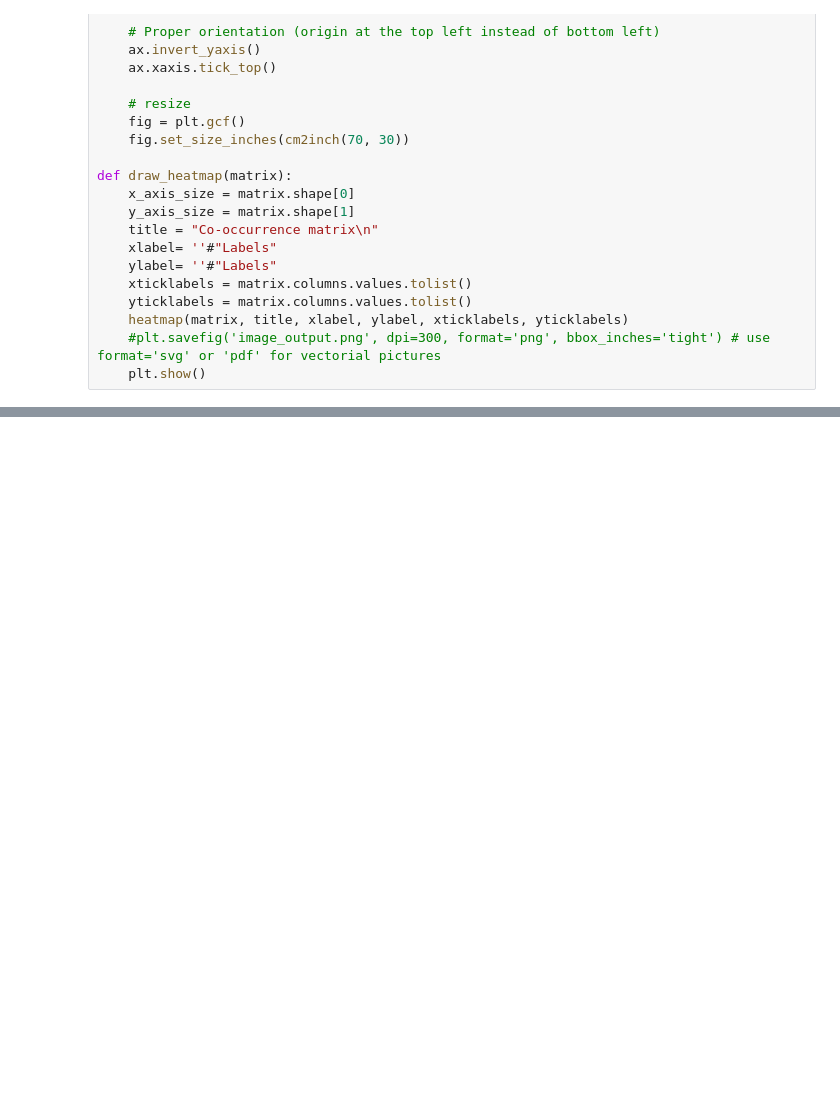
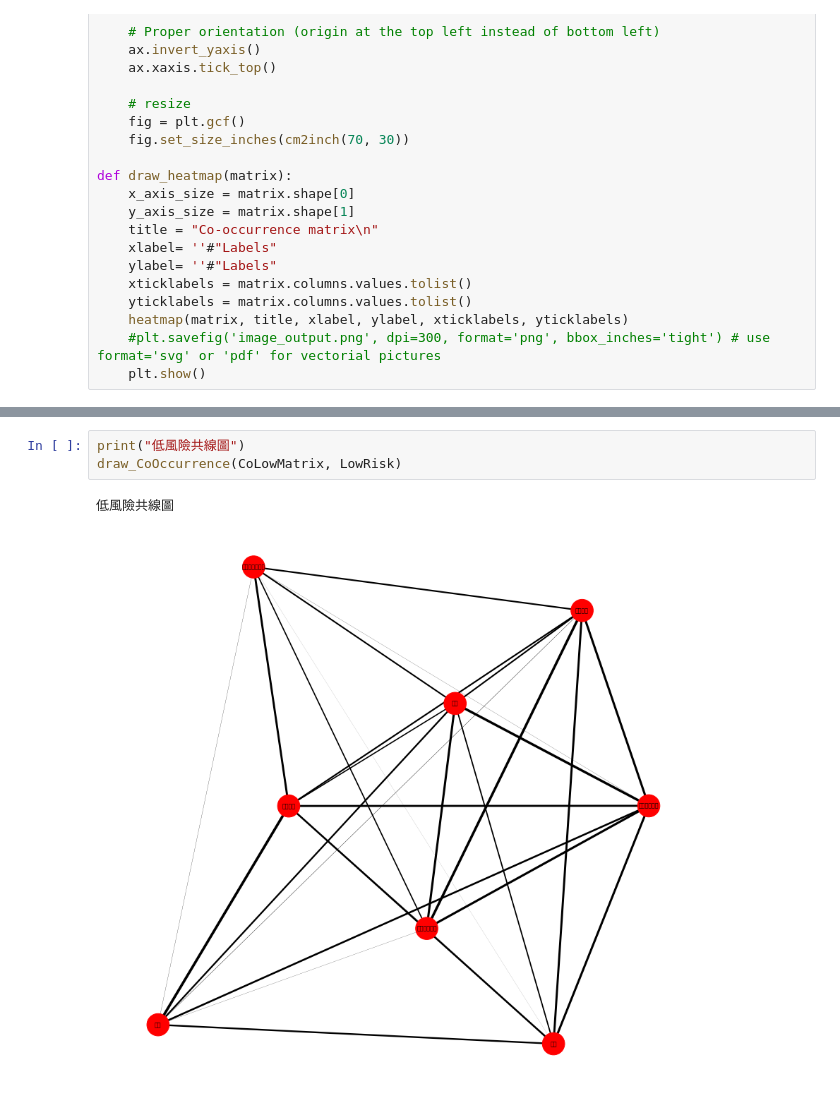
Before and after one commit to HaoTang0619/Fintech_TM-ML, a Jupyter notebook: hw2/Make_Co-Occurrence_Matrix.ipynb, the cells around one changed output, grey strips where cells are left out. Saved outputs shown, nothing was run; the diff lists cells and outputs as text; blank space fills up the shorter version.

```diff
--- a/hw2/Make_Co-Occurrence_Matrix.ipynb
+++ b/hw2/Make_Co-Occurrence_Matrix.ipynb
@@ -303,0 +358,6 @@ draw_heatmap(CoHiMatrix)
+# %%
+print("低風險共線圖")
+draw_CoOccurrence(CoLowMatrix, LowRisk)
+# %% [output]
+低風險共線圖
+[figure, added]
```
Also changed, not shown: parts of 9 cells of this notebook.
